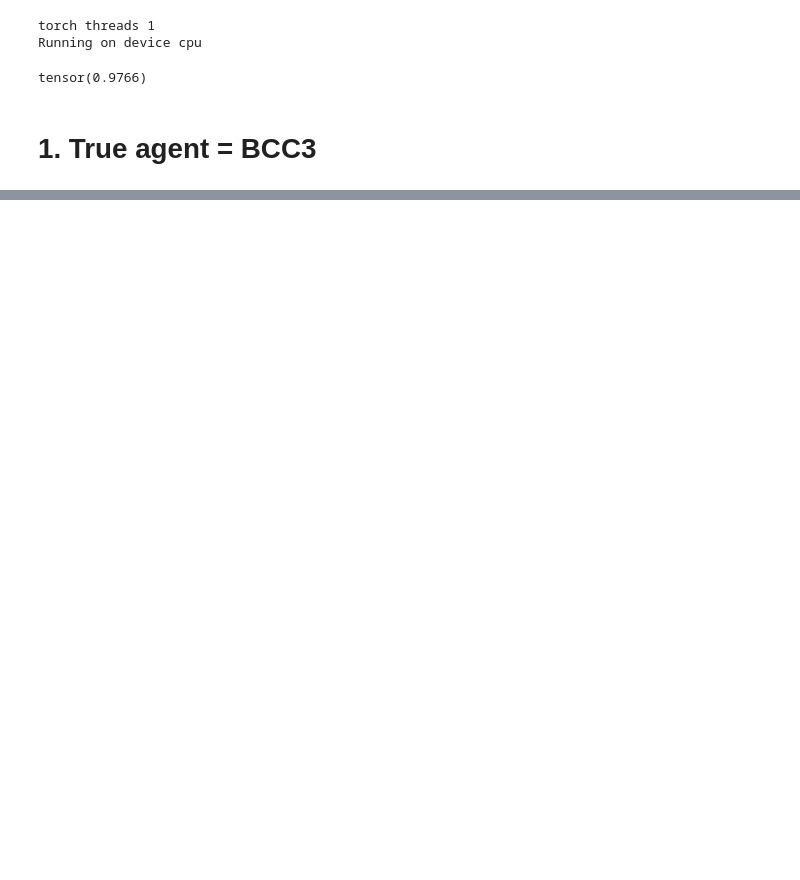
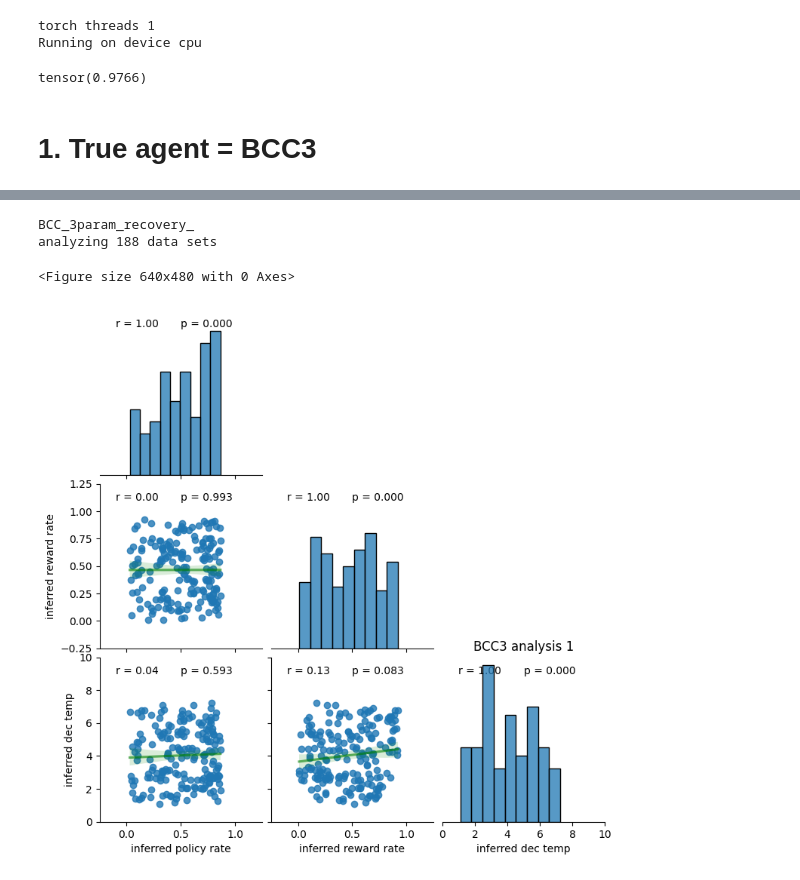
Before and after one commit to SSchwoebel/BayesianTwoStageTaskAnalysis, a Jupyter notebook: 3q_confusion_matrix.ipynb, the cells around one changed output, grey strips where cells are left out. Saved outputs shown, nothing was run; the diff lists cells and outputs as text; code cells hidden in the pictures; blank space fills up the shorter version.

```diff
--- a/3q_confusion_matrix.ipynb
+++ b/3q_confusion_matrix.ipynb
@@ -1291,0 +590,33 @@ ValueError: Could not interpret input 'predictive accuracy'
+# %%
+# load BCC3 fitting of BCC3 data
+
+BCC3_BCC3_fname_base = BCC3_agent_type+"_recovery_"
+print(BCC3_BCC3_fname_base)
+# define folder where we want to save data
+BCC3_BCC3_base_dir = os.path.join(recovery_folder,BCC3_BCC3_fname_base[:-1])
+
+num_steps = 600
+
+BCC3_BCC3_mean_df, BCC3_BCC3_sample_df, BCC3_BCC3_locs_df = load_BCC_results(BCC3_infer_h, BCC3_BCC3_base_dir, global_experiment_parameters, exp_mask, BCC3_BCC3_fname_base, num_steps, BCC3_data, BCC3_param_names)
+BCC3_BCC3_agent = ru.set_up_Bayesian_inference_agent(n_agents, BCC3_infer_h, BCC3_BCC3_base_dir, global_experiment_parameters, BCC3_data["valid"], remove_old=False)
+
+param_ranges = [[0,1], [0,1], [0,max_dt]]
+param_plot_ranges = [[-0.25,1.25], [-0.25,1.25], [0,10]]
+
+plt.figure()
+vars_of_interest = ["inferred "+name for name in BCC3_param_names]
+f = sns.pairplot(data=BCC3_BCC3_mean_df, kind='reg', diag_kind="hist", corner=True,
+                    plot_kws={'line_kws': {'color': 'green', 'alpha': 0.6}},
+                    x_vars=vars_of_interest, y_vars=vars_of_interest)
+f.map(ru.annot_corrfunc)
+for p, p_range in enumerate(param_plot_ranges):
+    f.axes[2,p].set_xlim(p_range)
+    f.axes[p,0].set_ylim(p_range)
+plt.title("BCC3 analysis 1")
+#plt.savefig(os.path.join(base_dir, fname_str+"_pairplot_means_inferred_corr.svg"))
+plt.show()
+# %% [output]
+BCC_3param_recovery_
+analyzing 188 data sets
+<Figure size 640x480 with 0 Axes>
+[figure, added]
```
Also changed, not shown: parts of 58 cells of this notebook, 31 other files.
